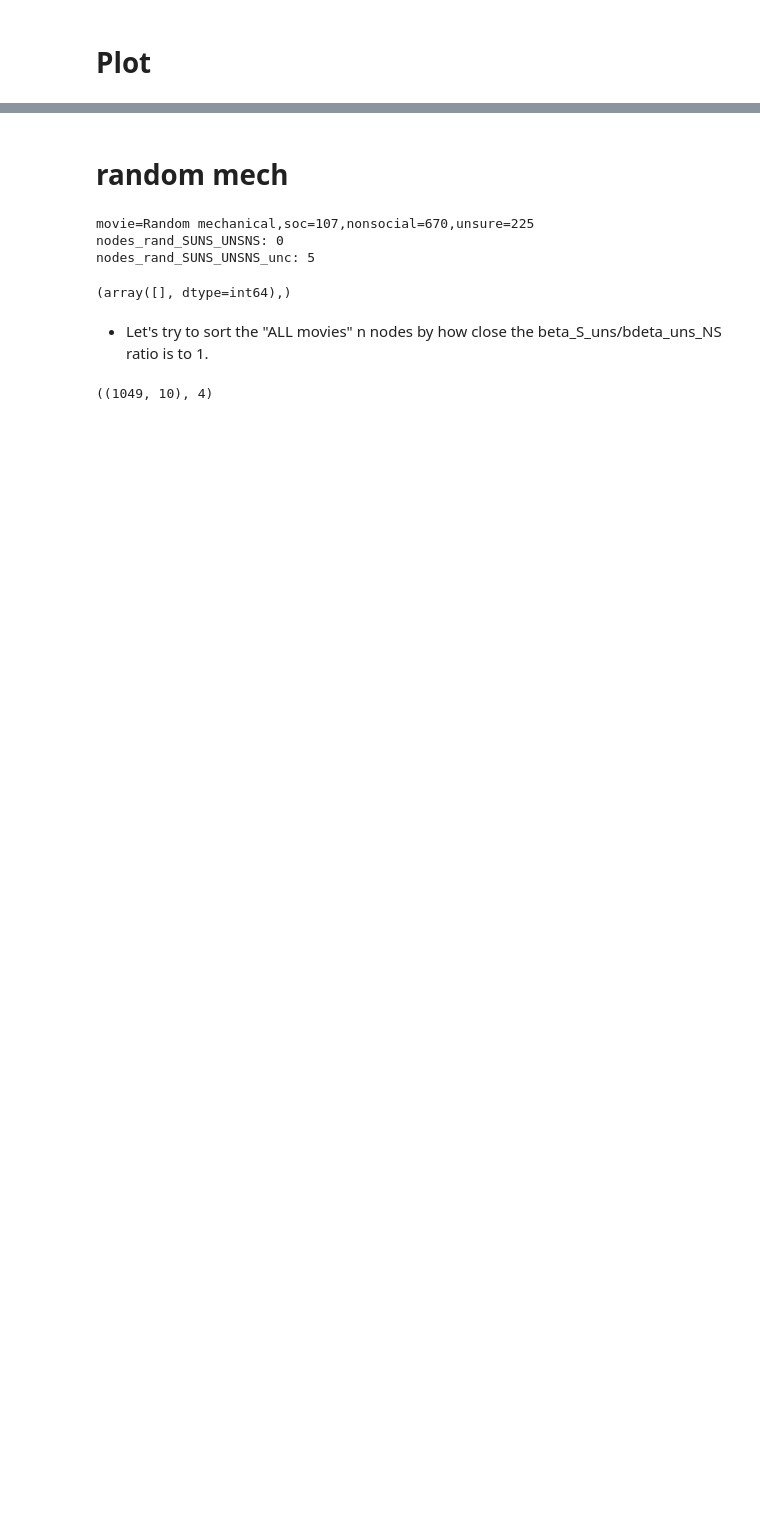
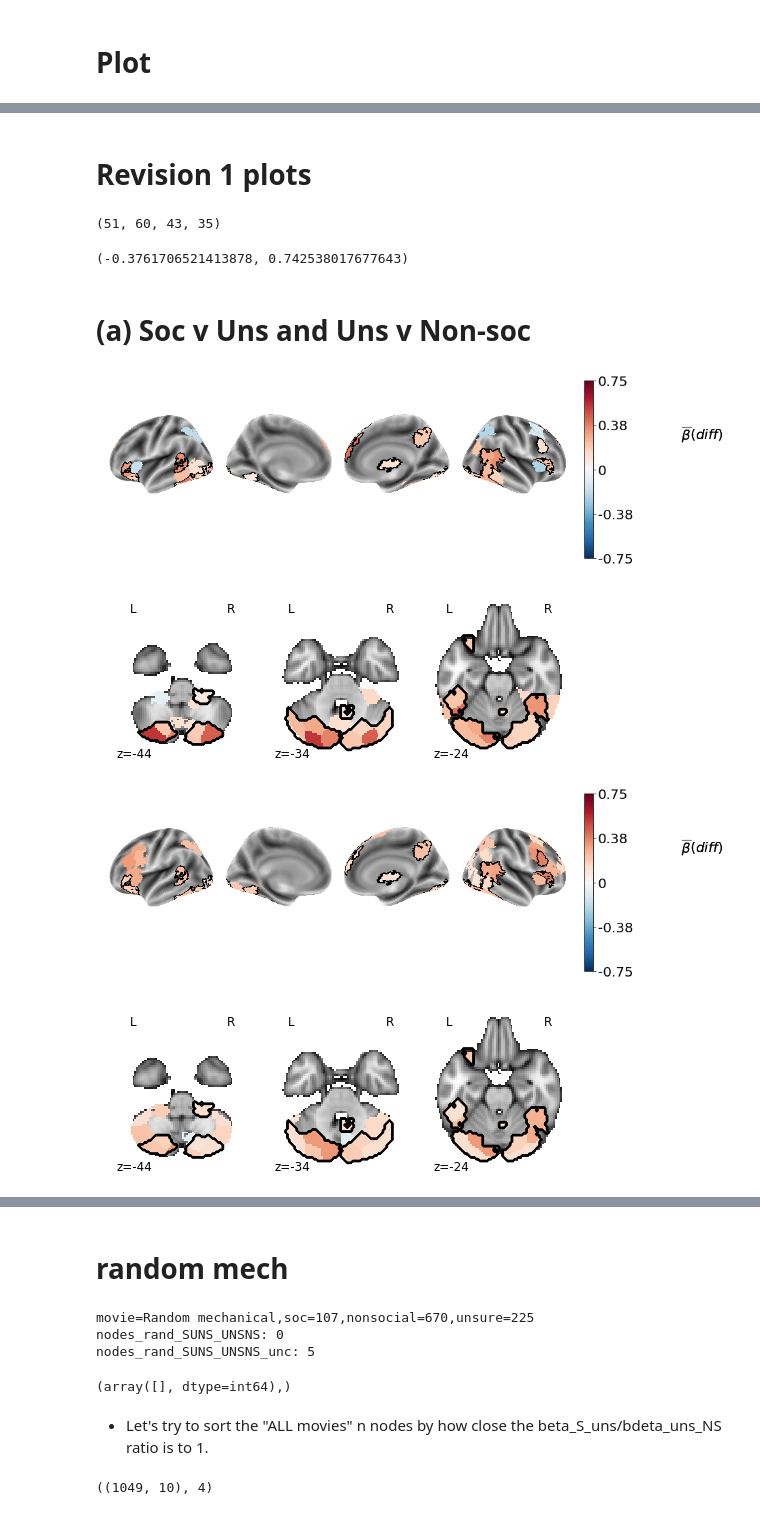
Before and after one commit to rvarrier/HCP_socialtask_analysis, a Jupyter notebook: fMRI/regressor_based_analyses/2_5_fMRI_allmovies_S_v_unsure_v_NS_figsforpaper.ipynb, the cells around one changed output, grey strips where cells are left out. Drawn from its saved outputs; the diff is of its cells as text; code cells hidden in the pictures; blank space fills up the shorter version.

```diff
--- a/fMRI/regressor_based_analyses/2_5_fMRI_allmovies_S_v_unsure_v_NS_figsforpaper.ipynb
+++ b/fMRI/regressor_based_analyses/2_5_fMRI_allmovies_S_v_unsure_v_NS_figsforpaper.ipynb
@@ -191,6 +197,12 @@ pval_soc_uns_corr_ALL = lsu(pval_soc_uns_ALL,q=.05)
 pval_uns_nonsoc_corr_ALL = lsu(pval_uns_nonsoc_ALL,q=.05)
 pval_soc_uns_unc_ALL  = pval_soc_uns_ALL <.05
 pval_uns_nonsoc_unc_ALL  = pval_uns_nonsoc_ALL <.05
+# %%
+# to plot in revision 1
+soc_uns_FDR_GLMnodes = pval_soc_uns_corr_ALL     & nodes_coaxbill_rand_all
+uns_ns_FDR_GLMnodes  = pval_uns_nonsoc_corr_ALL  & nodes_coaxbill_rand_all
+
+nodes_revision1 = {'soc_uns': soc_uns_FDR_GLMnodes, 'uns_ns': uns_ns_FDR_GLMnodes }
 # %%
 # ALL social>unsure and unsure>non-social or vice-versa
 # uncorrected
@@ -412,0 +437,2 @@ for comp in range(2):
+# %% [markdown]
+# Revision 1 plots
@@ -412,0 +510,61 @@ for comp in range(2):
+# %%
+intersection_nodes = nodes_revision1['soc_uns'] & nodes_revision1['uns_ns']
+same_sign_regions = np.sign(coef_soc_uns_ALL) == np.sign(coef_uns_nonsoc_ALL)
+#intersection_nodes_same_sign = intersection_nodes & same_sign_regions
+# intersection_nodes_same_sign is the same as nodes_all_SUNS_UNSNS_ALL, so leaving it
+len(np.where(nodes_revision1['soc_uns'])[0]), len(np.where(nodes_revision1['uns_ns'])[0])#len(np.where(intersection_nodes)[0]), len(np.where(intersection_nodes_same_sign)[0])
+# %% [output]
+(51, 60, 43, 35)
+# %%
+min(coef_soc_uns_ALL), max(coef_soc_uns_ALL)
+# %% [output]
+(-0.3761706521413878, 0.742538017677643)
+# %% [markdown]
+# (a) Soc v Uns and Uns v Non-soc
+# %%
+# revision 1, nodes not sub-selected
+vmin,vmax = -.75,.75
+cmap = 'RdBu_r'
+#txt = r' $\overline{\beta}(\""")-$' + '\n' + r'$\overline{\beta}_{Non-social}$'+ '\n'
+title_txt = 'ALL'
+row_wise = 1 # 1 if one row, 4 cols, 0 if 2x2
+plot_contours = 1
+for comp in range(2):
+    nodes = np.zeros((268,))
+    if comp == 0:
+        txt = '  'r"$\overline{\beta}{(diff)}$"
+        if movie_rfx:
+            print('change movie_rfx val')
+        else:
+            nodes[nodes_revision1['soc_uns']] = coef_soc_uns_ALL[nodes_revision1['soc_uns']]
+            #nodes[nodes_all_SUNS_UNSNS_ALL] = coef_soc_uns_ALL[nodes_all_SUNS_UNSNS_ALL]
+
+    else:
+        txt = '  'r"$\overline{\beta}{(diff)}$"
+        if movie_rfx:
+            print('change movie_rfx val')
+        else:
+            nodes[nodes_revision1['uns_ns']] = coef_uns_nonsoc_ALL[nodes_revision1['uns_ns']]
+            #nodes[nodes_all_SUNS_UNSNS_ALL] = coef_uns_nonsoc_ALL[nodes_all_SUNS_UNSNS_ALL]
+
+    fig,axs = plt.subplots(nrows=1, ncols= 4,figsize=(12,4),subplot_kw={'projection': '3d'})
+    #fig,axs = plt.subplots(nrows=2, ncols= 2,figsize=(6,4),subplot_kw={'projection': '3d'})
+    #axs = [ax[0,0],ax[1,0],ax[0,1],ax[1,1]]
+    ax_list = [axs[0],axs[1],axs[3],axs[2]]
+    params = {'title':title_txt,'txt':txt, 'vmin': vmin, 'vmax':vmax}
+    surf_plot_all_rev1(fig,ax_list,nodes, params, plot_contours, row_wise)
+    # plt.savefig(os.path.join(fig_save_loc,f'ALL_MOVIES/surf_all4_{comp_lbls[comp]}_{v5_flname_suff}{lme_suff}_revision1_a.png'),dpi=300,bbox_inches='tight',facecolor='white', edgecolor='none')
+    plt.savefig(os.path.join(fig_save_loc,f'ALL_MOVIES/surf_all4_{comp_lbls[comp]}_{v5_flname_suff}{lme_suff}_revision1_a_row.png'),dpi=300,bbox_inches='tight',facecolor='white', edgecolor='none')
+
+    img = roi_to_brain(pd.Series(nodes), mask_x)
+    coords = [-44,-34,-24] # initial exploration
+    ax_plot = plot_img(img.to_nifti(), display_mode = 'z',vmin = vmin, vmax = vmax, cut_coords =coords,cmap = cmap, bg_img = bg_img,colorbar= False,threshold = .0001)
+    if plot_contours:
+        ax_plot.add_contours(color_rois(nodes_all_SUNS_UNSNS_ALL),linewidths=1, colors=['k'],linestyles ='-',filled=False)
+
+    plt.savefig(os.path.join(fig_save_loc,f'ALL_MOVIES/{comp_lbls[comp]}_axial{lme_suff}_revision1_a.png'),dpi=300,bbox_inches='tight',facecolor='white', edgecolor='none')
+# %% [output]
+[figure, added]
+[figure, added]
+[figure, added]
+[figure, added]
```
Also changed, not shown: parts of 28 cells of this notebook, 37 other files.
